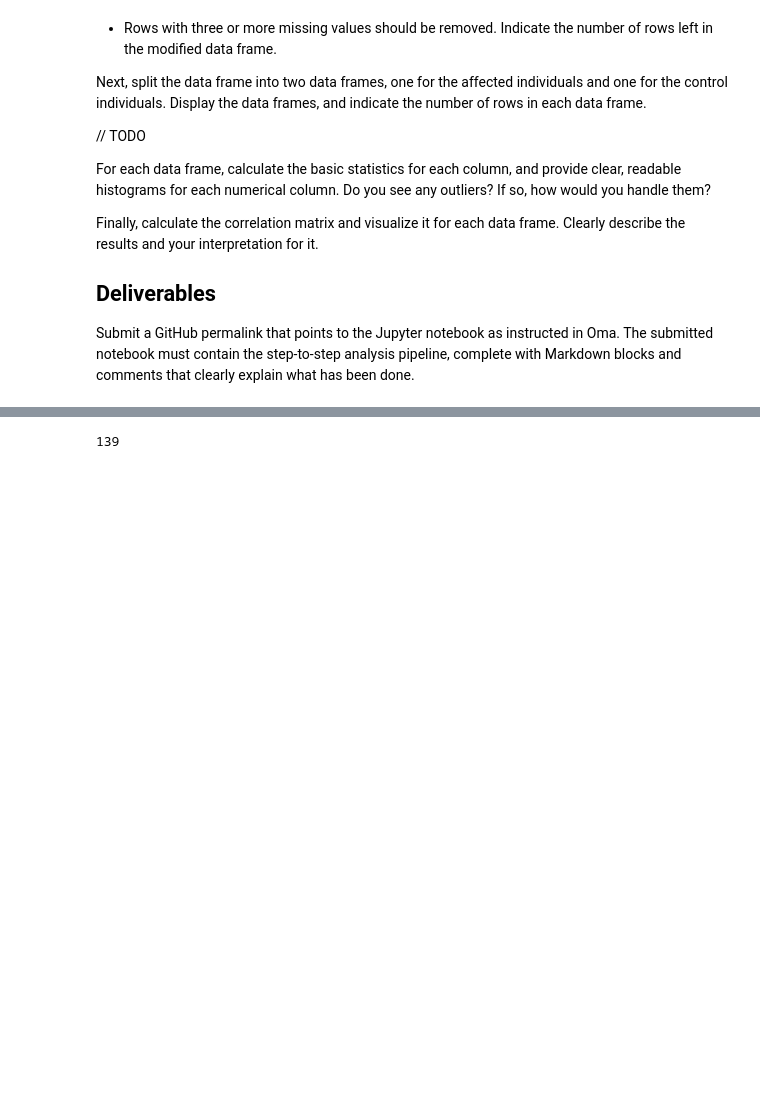
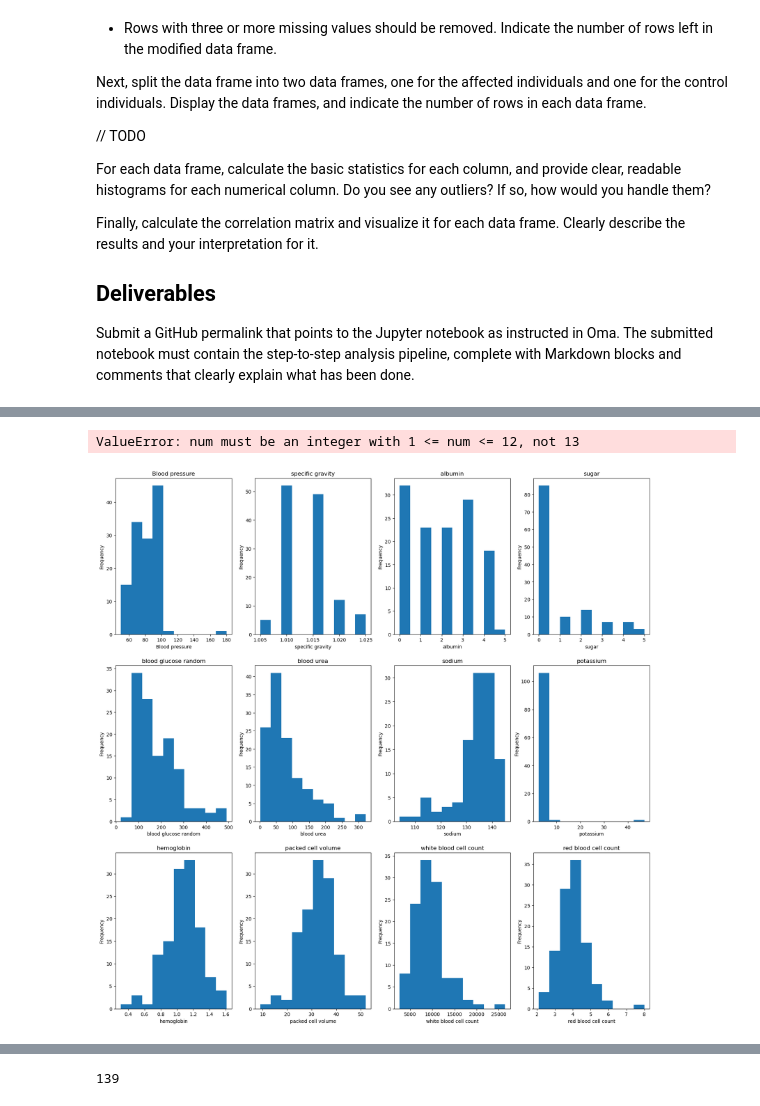
Before and after one commit to hinmiro/dataIsBeautifull_G2, a Jupyter notebook: assignments/data_preprocessing.ipynb, the cells around one changed output, grey strips where cells are left out. Saved outputs shown, nothing was run; the diff lists cells and outputs as text; code cells hidden in the pictures; blank space fills up the shorter version.

```diff
--- a/assignments/data_preprocessing.ipynb
+++ b/assignments/data_preprocessing.ipynb
@@ -87,0 +106,5 @@ affected.shape[0]
+# %%
+histogram_plot(affected)
+# %% [output]
+ValueError: num must be an integer with 1 <= num <= 12, not 13
+[figure, added]
```
Also changed, not shown: parts of 4 cells of this notebook, 1 other file.
